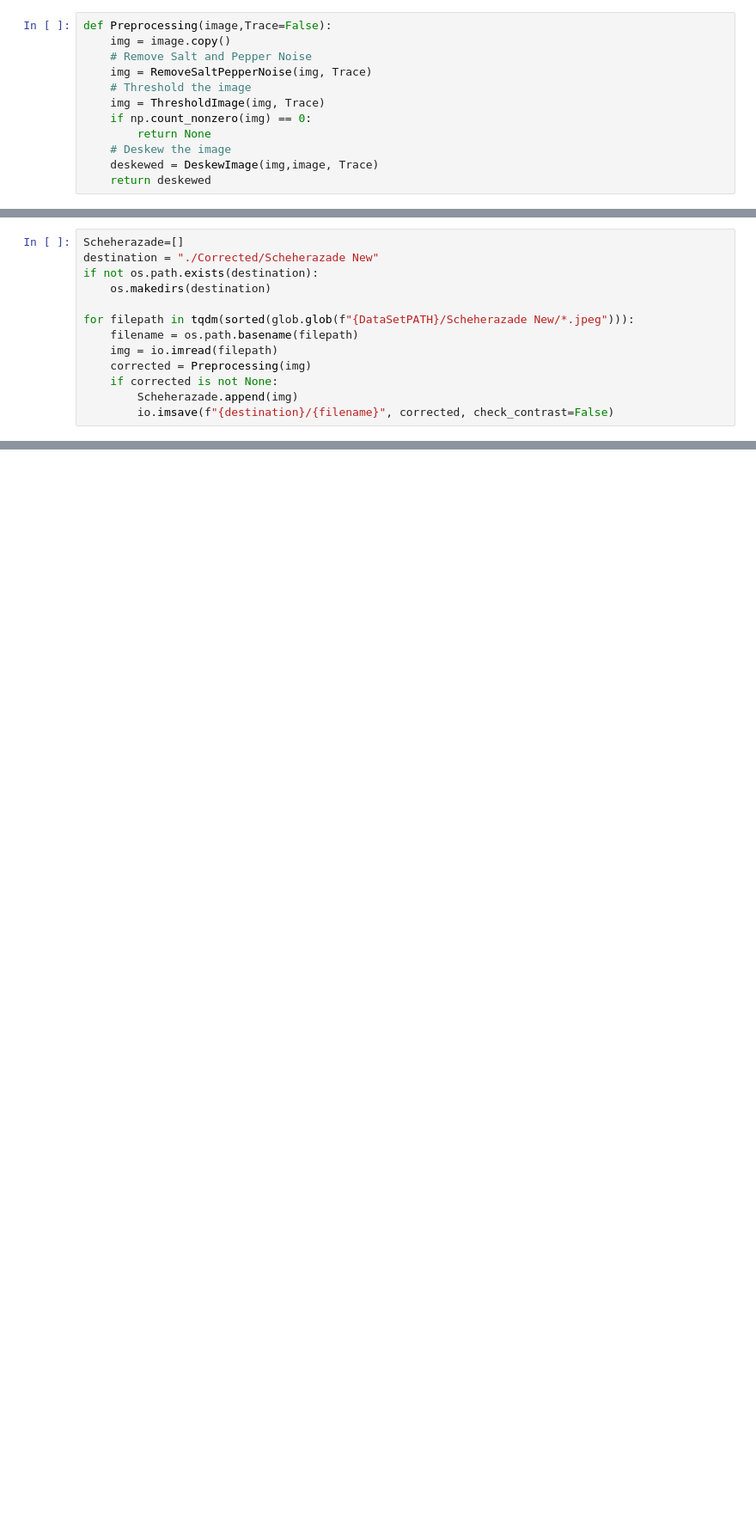
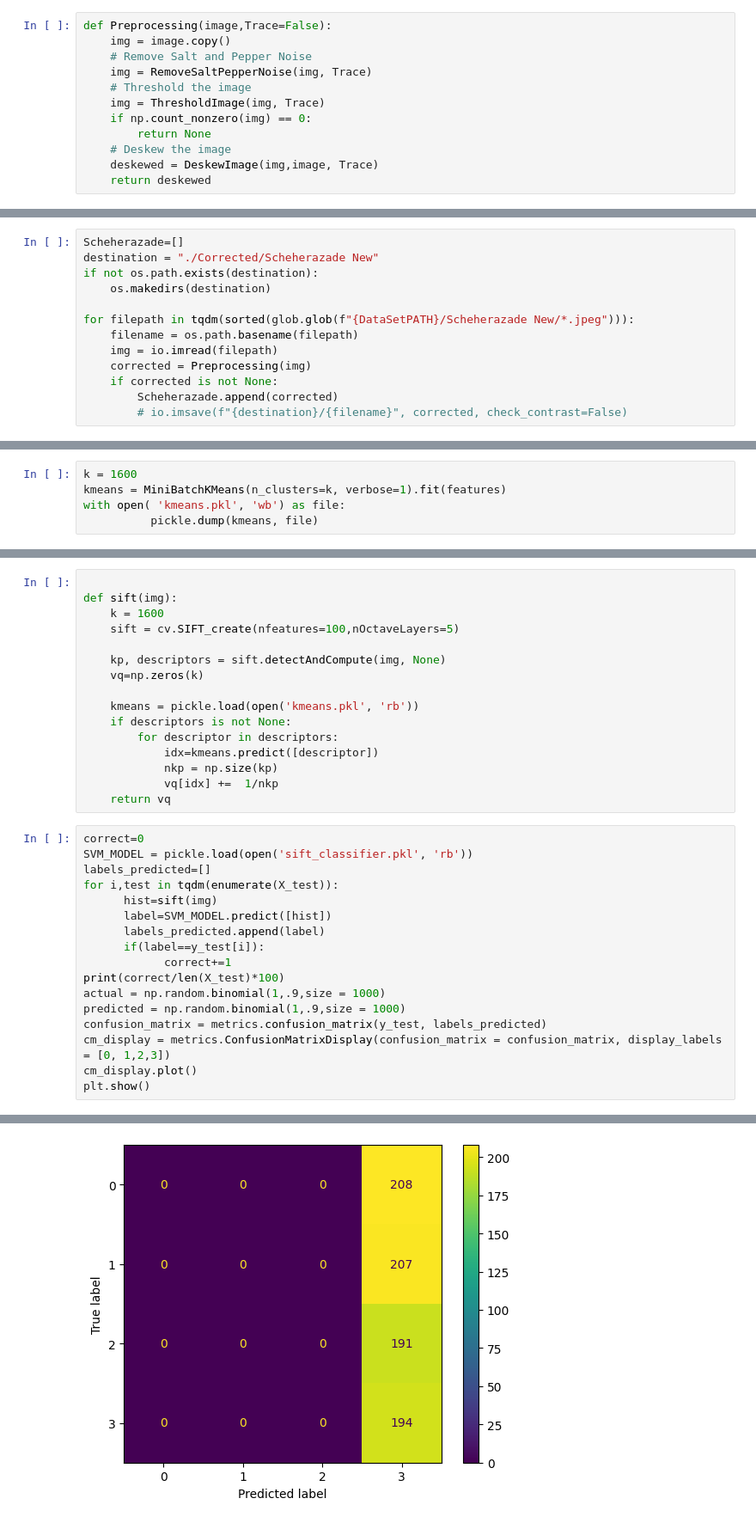
Before and after one commit to yousefosama654/Arabic-Font-Recognition, a Jupyter notebook: training-classification.ipynb, the cells around one changed output, grey strips where cells are left out. Shown: that part at 86% size. Cells and saved outputs as stored; diff of their text form; blank space fills up the shorter version.

Commit message:
sift

```diff
--- a/training-classification.ipynb
+++ b/training-classification.ipynb
@@ -260,5 +248,5 @@ for filepath in tqdm(sorted(glob.glob(f"{DataSetPATH}/Scheherazade New/*.jpeg"))
     img = io.imread(filepath)
     corrected = Preprocessing(img)
     if corrected is not None:
-        Scheherazade.append(img)
-        io.imsave(f"{destination}/{filename}", corrected, check_contrast=False)
+        Scheherazade.append(corrected)
+        # io.imsave(f"{destination}/{filename}", corrected, check_contrast=False)
@@ -317,0 +368,5 @@ for filepath in tqdm(sorted(glob.glob(f"{DataSetPATH}/Lemonada/*.jpeg"))):
+# %%
+k = 1600
+kmeans = MiniBatchKMeans(n_clusters=k, verbose=1).fit(features)
+with open( 'kmeans.pkl', 'wb') as file:
+          pickle.dump(kmeans, file)
@@ -317,0 +410,34 @@ for filepath in tqdm(sorted(glob.glob(f"{DataSetPATH}/Lemonada/*.jpeg"))):
+# %%
+
+def sift(img):
+    k = 1600
+    sift = cv.SIFT_create(nfeatures=100,nOctaveLayers=5)
+
+    kp, descriptors = sift.detectAndCompute(img, None)
+    vq=np.zeros(k)
+
+    kmeans = pickle.load(open('kmeans.pkl', 'rb'))
+    if descriptors is not None:
+        for descriptor in descriptors:
+            idx=kmeans.predict([descriptor])
+            nkp = np.size(kp)
+            vq[idx] +=  1/nkp
+    return vq
+# %%
+correct=0
+SVM_MODEL = pickle.load(open('sift_classifier.pkl', 'rb'))
+labels_predicted=[]
+for i,test in tqdm(enumerate(X_test)):
+      hist=sift(img)
+      label=SVM_MODEL.predict([hist])
+      labels_predicted.append(label)
+      if(label==y_test[i]):
+            correct+=1
+print(correct/len(X_test)*100)
+actual = np.random.binomial(1,.9,size = 1000)
+predicted = np.random.binomial(1,.9,size = 1000)
+confusion_matrix = metrics.confusion_matrix(y_test, labels_predicted)
+cm_display = metrics.ConfusionMatrixDisplay(confusion_matrix = confusion_matrix, display_labels = [0, 1,2,3])
+cm_display.plot()
+plt.show()
+# %% [output]
@@ -317,0 +445 @@ for filepath in tqdm(sorted(glob.glob(f"{DataSetPATH}/Lemonada/*.jpeg"))):
+[figure, added]
```
Also changed, not shown: parts of 13 cells of this notebook, 4 other files.
